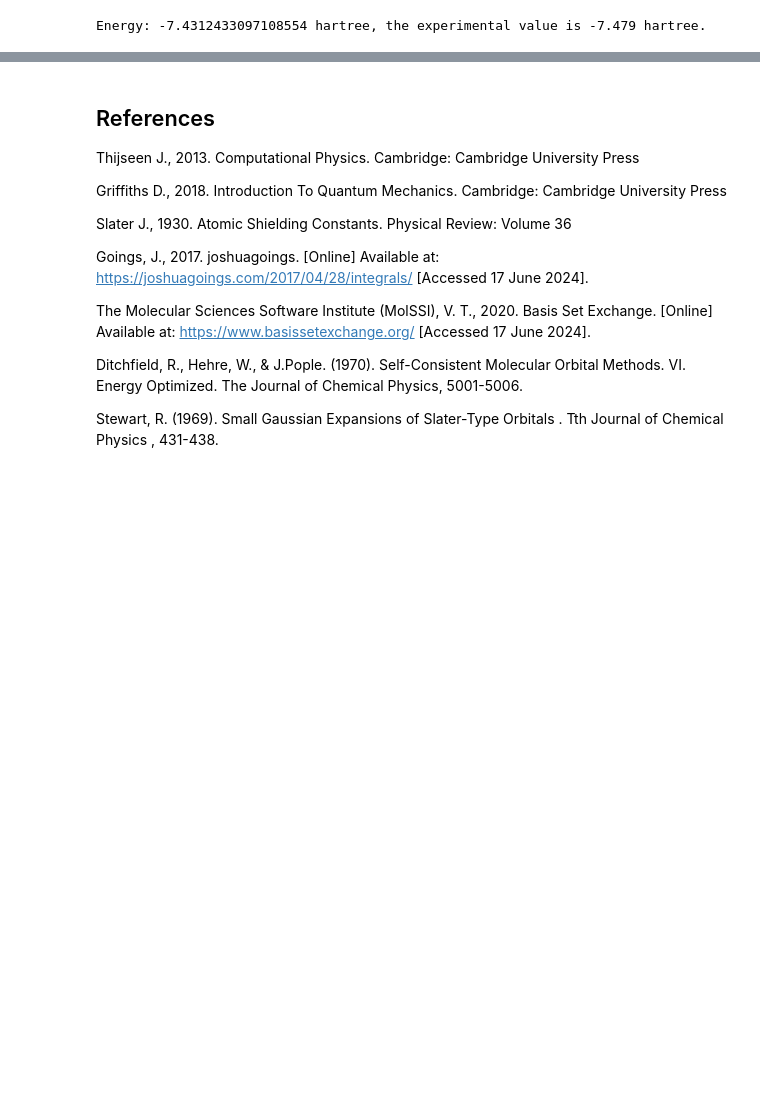
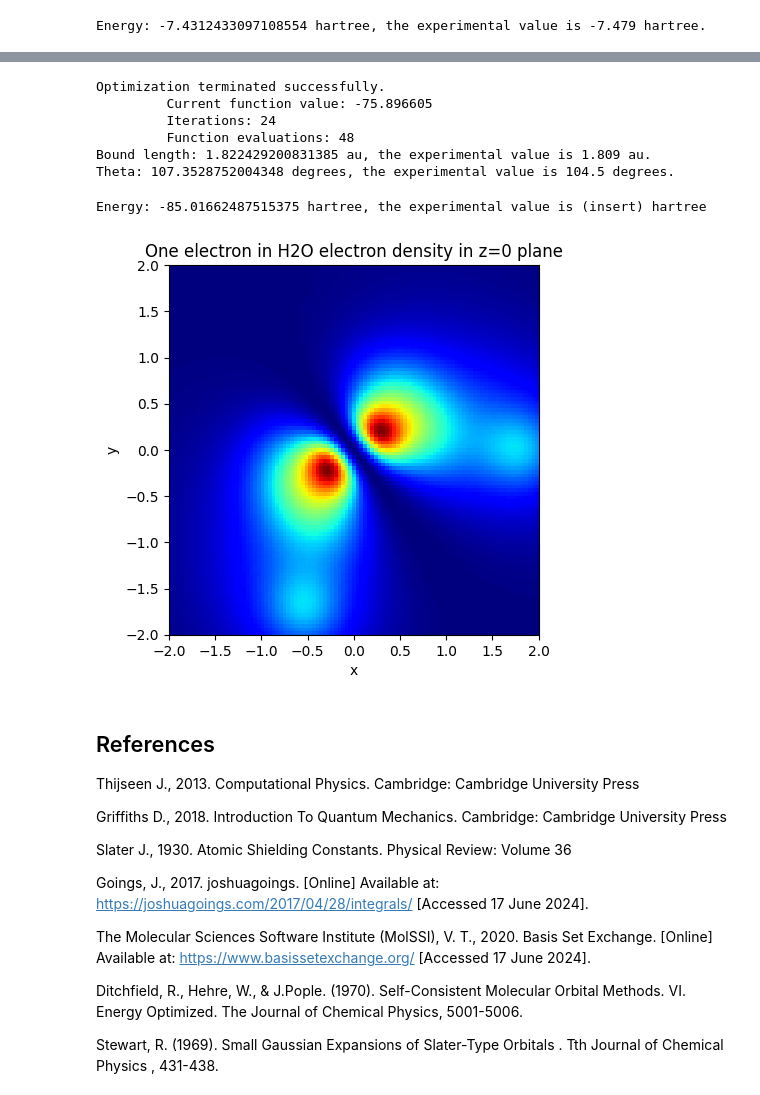
Before and after one commit to Williame33445/physics-projects, a Jupyter notebook: hartree_fock/hartree-fock-calculations.ipynb, the cells around one changed output, grey strips where cells are left out. Drawn from its saved outputs; the diff is of its cells as text; code cells hidden in the pictures; blank space fills up the shorter version.

```diff
--- a/hartree_fock/hartree-fock-calculations.ipynb
+++ b/hartree_fock/hartree-fock-calculations.ipynb
@@ -436,3 +327,69 @@ Theta: 107.22733382325602 degrees
+# %%
+def findH20Ground(bondLength,theta):
+    """"
+    Function that finds the ground state of H2O given the boundLength and angle.
+    """
+    #finds atom positions (O is set to the origin to make calculation more efficient)
+    posH1 = np.array([bondLength,0,0])
+    posH2 = np.array([bondLength*np.cos(theta),bondLength*np.sin(theta),0])
+    posOx = np.array([0,0,0])
+
+    GTOsH1 = getGuassians("6-21G", 1, posH1, basisType="primitive")
+    GTOsH2 = getGuassians("6-21G", 1, posH2, basisType="primitive")
+    GTOsH2O = GTOsO + GTOsH1 + GTOsH2
+
+    #sets up simulation parameters
+    Zs = [8,1,1]
+    nucPos = [posOx,posH1,posH2]
+    maxError = 1E-4
+
+    #defines representation
+    repH2O = RepGTO(GTOsH2O, Zs, nucPos)
+
+    #defines guess
+    g =[1 for i in range(len(GTOsH2O))]
+    ups = repH2O.normaliseList([g,g,g,g,g])
+    downs = repH2O.normaliseList([g,g,g,g,g])
+    EGuess = 0
+
+    #finds energy and returns
+    EH2O,H2OElectrons = iterateHF(ups, downs, repH2O, EGuess, maxError, lambda s: takeGroundEigStates(s,10))
+    return EH2O, H2OElectrons, GTOsH2O
+
+def findH2OGroundEnergy(params):
+    """"
+    Function that takes in a numpy array of [bound length,theta] and returns its energy.
+    """
+    bondLength = params[0]
+    theta = params[1]
+    EH2O, H2OElectrons, GTOsH2O = findH20Ground(bondLength,theta)
+    return EH2O + + 16/bondLength + 1/(bondLength*np.sqrt(2-2*np.cos(theta)))
+
+
+[boundLength,theta] = fmin(findH2OGroundEnergy, np.array([1.795,1.824]))
+print(f"Bound length: {boundLength} au, the experimental value is 1.809 au.")
+print(f"Theta: {180*theta/np.pi} degrees, the experimental value is 104.5 degrees.")
+# %% [output]
+Optimization terminated successfully.
+         Current function value: -75.896605
+         Iterations: 24
+         Function evaluations: 48
+Bound length: 1.822429200831385 au, the experimental value is 1.809 au.
+Theta: 107.3528752004348 degrees, the experimental value is 104.5 degrees.
+# %%
+#finds ground state with correct bond length
+EH2O, H2OElectrons, GTOsH2O = findH20Ground(boundLength,theta)
+
+print(f"Energy: {EH2O} hartree, the experimental value is (insert) hartree")
+# %% [output]
+Energy: -85.01662487515375 hartree, the experimental value is (insert) hartree
+# %%
+#density plot of total electron density, a graph of the other wavefunction is identical
+zPlaneDensityPlot(-2,2,50,H2OElectrons[4:6],GTOsH2O,"One electron in H2O")
+#need to look at this, are the electrons that weakly bound to hydrogen? the only terms that seem to contribute
+# are 4:6 shells
+# %% [output]
+[figure, added]
 # %% [markdown]
 ## References
 
```
Also changed, not shown: parts of 19 cells of this notebook.
